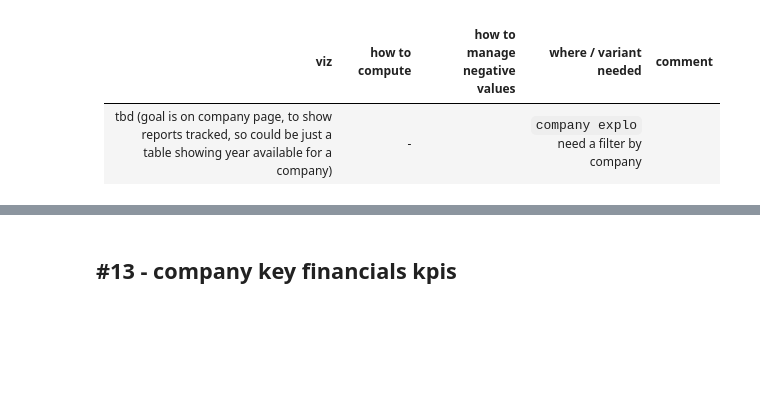
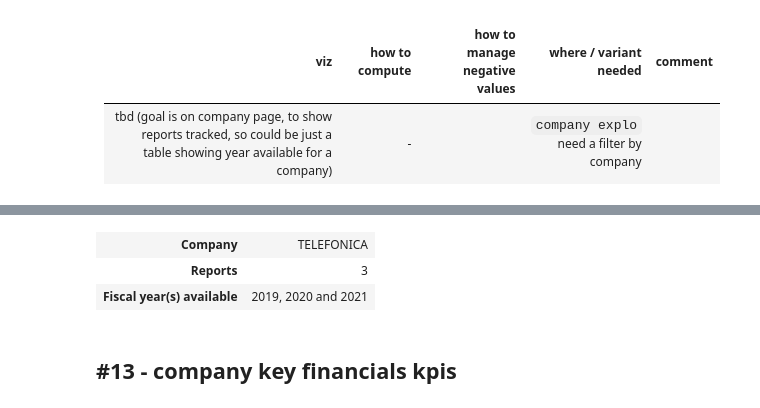
Before and after one commit to anquetos/data4good-taxobservatory-dataviz, a Jupyter notebook: taxobservatory-dataviz.ipynb, the cells around one changed output, grey strips where cells are left out. Cells and saved outputs as stored; diff of their text form; code cells hidden in the pictures; blank space fills up the shorter version.

```diff
--- a/taxobservatory-dataviz.ipynb
+++ b/taxobservatory-dataviz.ipynb
@@ -76,3 +46,34 @@ plt.show()
+# %%
+def compute_company_available_reports(
+        df: pd.DataFrame=df, company: str=company) -> dict:
+
+    available_years = df.loc[df['mnc'] == company, 'year'].unique()
+    n_reports = len(available_years)
+
+    # Convert type of items from 'int' to 'str' in available years list
+    years_string_list = [str(year) for year in available_years]
+
+    if len(years_string_list) == 1:
+        years_string = years_string_list[0]
+    elif len(years_string_list) > 1:
+        years_string = ', '.join(years_string_list[:-1])
+        years_string += ' and ' + years_string_list[-1]
+
+    data = {
+        'Company': company,
+        'Reports': n_reports,
+        'Fiscal year(s) available': years_string
+    }
+
+    return data
+
+
+data =compute_company_available_reports()
+pd.DataFrame.from_dict(data=data, orient='index').style.hide(axis='columns')
+# %% [output]
+| Company | TELEFONICA |
+| Reports | 3 |
+| Fiscal year(s) available | 2019, 2020 and 2021 |
 # %% [markdown]
 ## #13 - company key financials kpis
 # %% [markdown]
```
Also changed, not shown: parts of 9 cells of this notebook.
